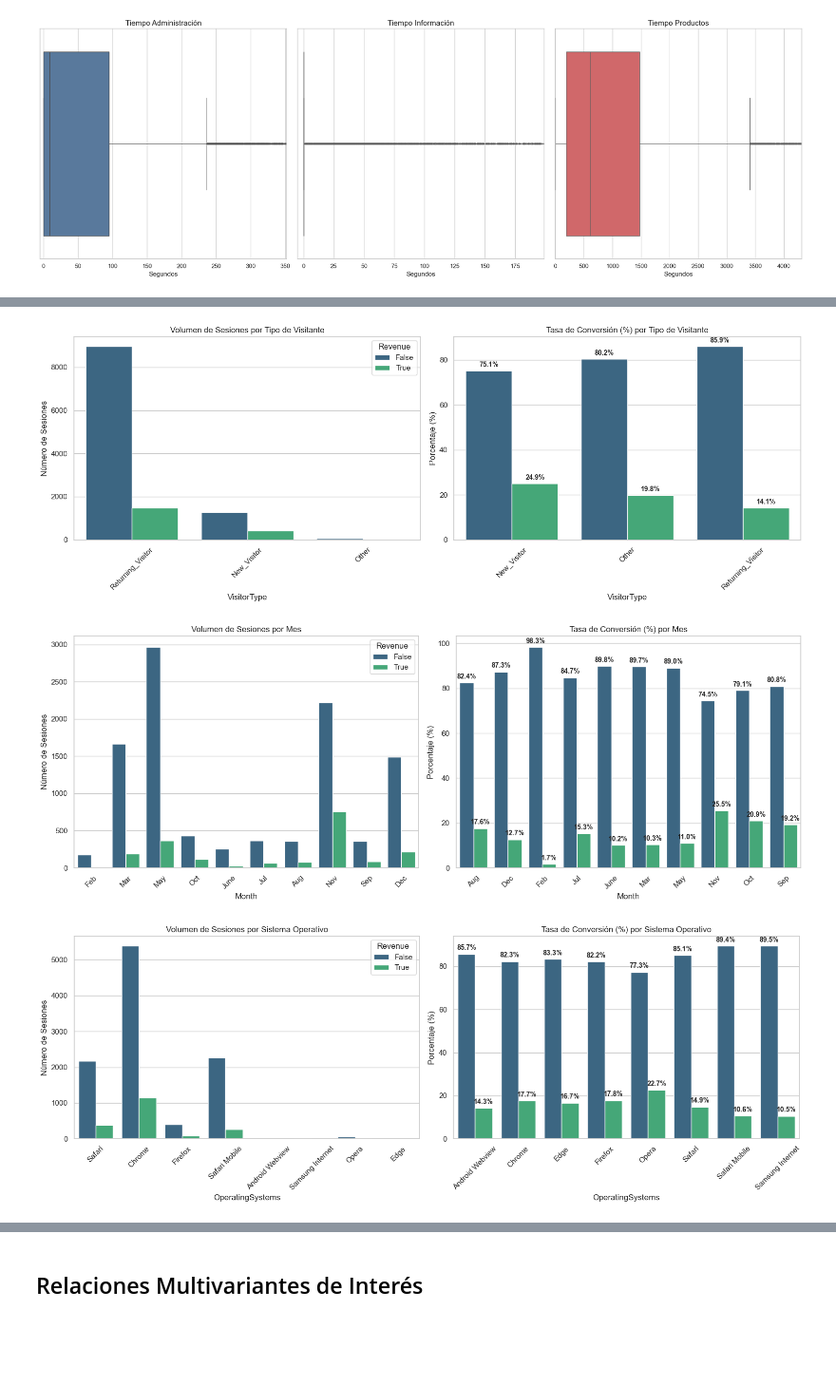
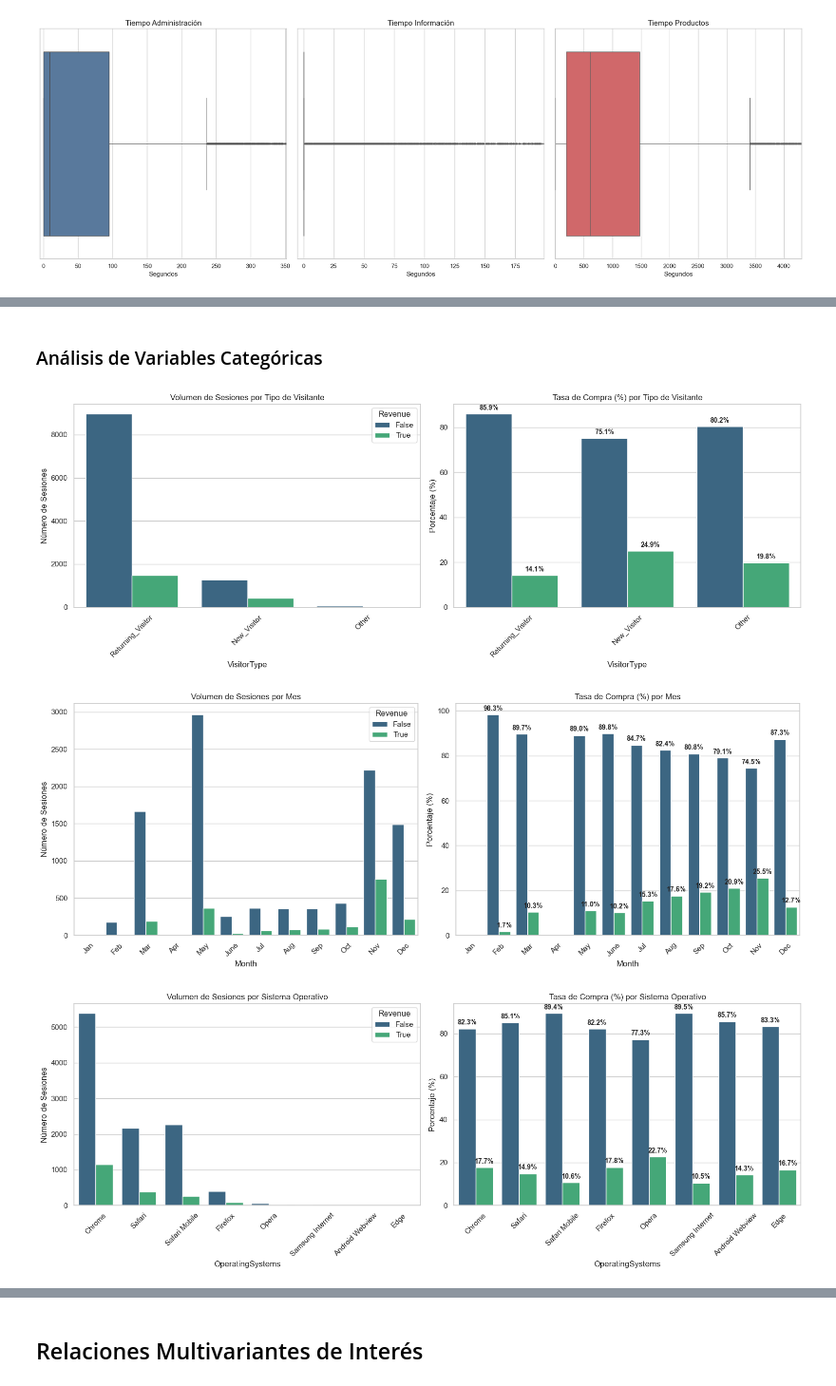
Before and after one commit to alvaroG-IA/proyecto-1-AIA-Marketing_Digital, a Jupyter notebook: EDA.ipynb, the cells around one changed output, grey strips where cells are left out. Shown at 95% size. Cells and saved outputs as stored; diff of their text form; code cells hidden in the pictures; blank space fills up the shorter version.

```diff
--- a/EDA.ipynb
+++ b/EDA.ipynb
@@ -208,12 +213,0 @@ plt.show()
-# %%
-
-ax = sns.countplot(x='Month', hue='Month', data=df_eda, order=['Jan', 'Feb', 'Mar', 'Apr', 'May', 'June', 'Jul', 'Aug', 'Sep', 'Oct', 'Nov', 'Dec'], legend=False)
-for container in ax.containers:
-    ax.bar_label(container, fontsize=12, fontweight='bold', padding=3)
-
-plt.title('Distribución de sesiones por Mes', fontsize=16, pad=20)
-plt.xlabel('Meses', fontsize=13)
-plt.ylabel('Cantidad de Sesiones', fontsize=13)
-
-plt.ylim(0, df_eda['Month'].value_counts().max() * 1.1)
-plt.show()
@@ -310,8 +266,21 @@ plt.show()
+# %% [markdown]
+### Análisis de Variables Categóricas
 # %%
-def plot_categorical_analysis(df, column, title_name):
+def plot_categorical_analysis(df, column, title_name, category_order = None):
+    """
+    Función encargada de, dada una columna categórica, generar una gráfica para mostrar el volumen de sesión en base a cada clase (diferenciado las acabadas en compra o no);
+    y otra mostrando la tasa de compra por cada clase en base al volumen de estas.
+    :param df: Conjunto de datos
+    :param column: Columna categórica a analizar
+    :param title_name: Nombre deseado para ser mostrado en los títulos
+    :return:
+    """
+    if category_order is None:
+        category_order = df[column].value_counts().index.tolist()
+
     fig, ax = plt.subplots(1, 2, figsize=(16, 6))
 
-    sns.countplot(x=column, hue='Revenue', data=df, palette='viridis', ax=ax[0])
+    sns.countplot(x=column, hue='Revenue', data=df, palette='viridis', ax=ax[0], order=category_order)
     ax[0].set_title(f'Volumen de Sesiones por {title_name}')
     ax[0].set_ylabel('Número de Sesiones')
     ax[0].tick_params(axis='x', rotation=45)
@@ -322,8 +291,8 @@ def plot_categorical_analysis(df, column, title_name):
                .reset_index())
     prop_df['percentage'] *= 100
 
-    sns.barplot(x=column, y='percentage', hue='Revenue', data=prop_df, palette='viridis', ax=ax[1], legend=False)
-    ax[1].set_title(f'Tasa de Conversión (%) por {title_name}')
+    sns.barplot(x=column, y='percentage', hue='Revenue', data=prop_df, palette='viridis', ax=ax[1], legend=False, order=category_order)
+    ax[1].set_title(f'Tasa de Compra (%) por {title_name}')
     ax[1].set_ylabel('Porcentaje (%)')
     ax[1].tick_params(axis='x', rotation=45)
 
@@ -341,13 +310,13 @@ def plot_categorical_analysis(df, column, title_name):
     plt.tight_layout()
     plt.show()
 # %%
-plot_categorical_analysis(df_eda, 'VisitorType', 'Tipo de Visitante')
-plot_categorical_analysis(df_eda, 'Month', 'Mes')
+plot_categorical_analysis(df_eda, 'VisitorType', 'Tipo de Visitante', ['Returning_Visitor', 'New_Visitor', 'Other'])
+plot_categorical_analysis(df_eda, 'Month', 'Mes', ['Jan', 'Feb', 'Mar', 'Apr', 'May', 'June', 'Jul', 'Aug', 'Sep', 'Oct', 'Nov', 'Dec'])
 plot_categorical_analysis(df_eda, 'OperatingSystems', 'Sistema Operativo')
 plot_categorical_analysis(df_eda, 'Browser', 'Buscador')
 plot_categorical_analysis(df_eda, 'Region', 'Región')
 plot_categorical_analysis(df_eda, 'TrafficType', 'Tipo de tráfico')
 # %% [output]
-[figure, old version]
+[figure, new version]
-[figure, old version]
+[figure, new version]
-[figure, old version]
+[figure, new version]
```
Also changed, not shown: parts of 35 cells of this notebook.
